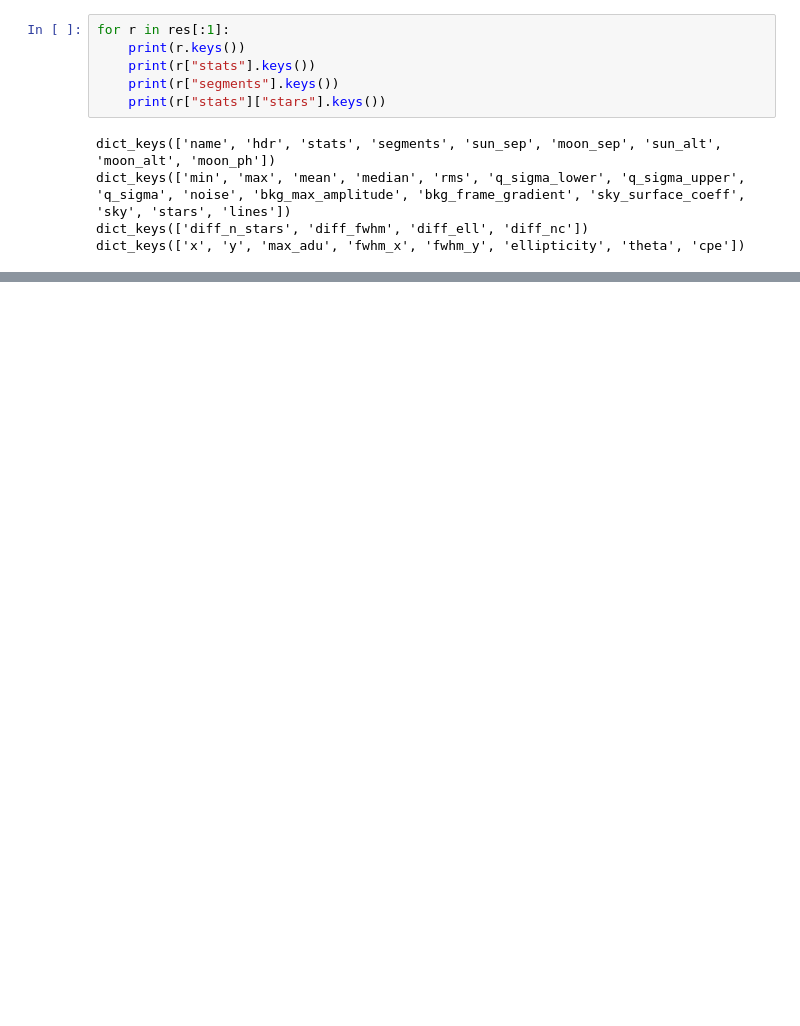
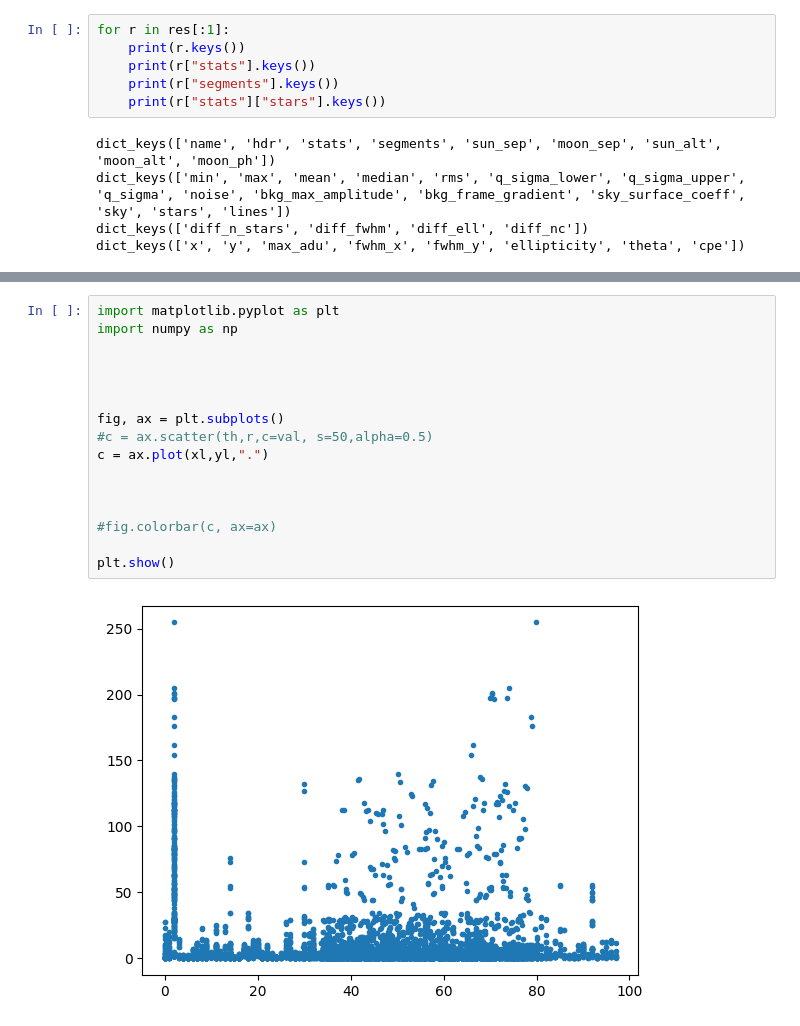
Before and after one commit to astromg/mglab, a Jupyter notebook: ocm_dqc.ipynb, the cells around one changed output, grey strips where cells are left out. Saved outputs shown, nothing was run; the diff lists cells and outputs as text; blank space fills up the shorter version.

```diff
--- a/ocm_dqc.ipynb
+++ b/ocm_dqc.ipynb
@@ -355,0 +360,18 @@ print(cl)
+# %%
+import matplotlib.pyplot as plt
+import numpy as np
+
+
+
+
+fig, ax = plt.subplots()
+#c = ax.scatter(th,r,c=val, s=50,alpha=0.5)
+c = ax.plot(xl,yl,".")
+
+
+
+#fig.colorbar(c, ax=ax)
+
+plt.show()
+# %% [output]
+[figure, added]
```
Also changed, not shown: parts of 9 cells of this notebook, 1 other file.
